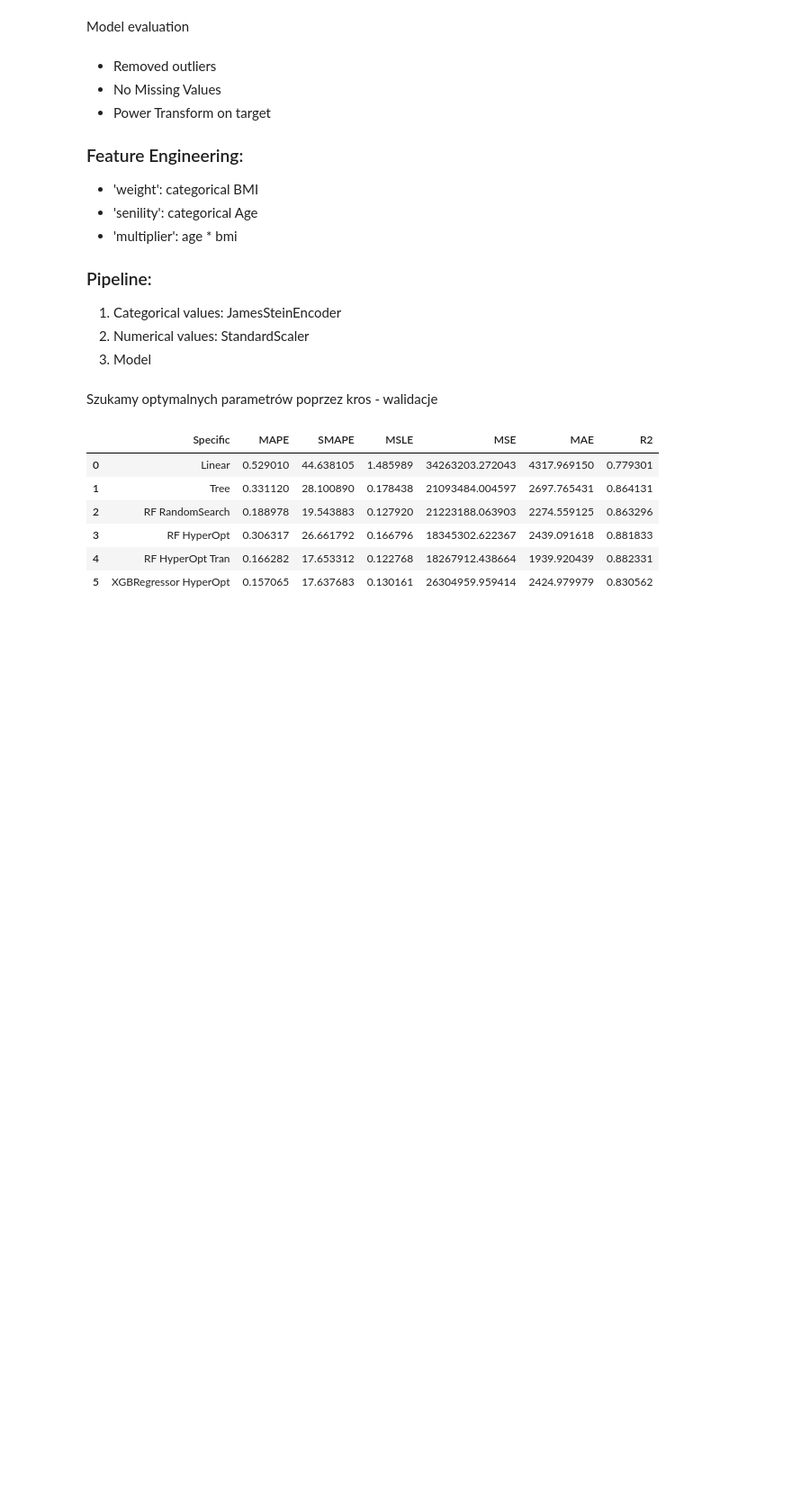
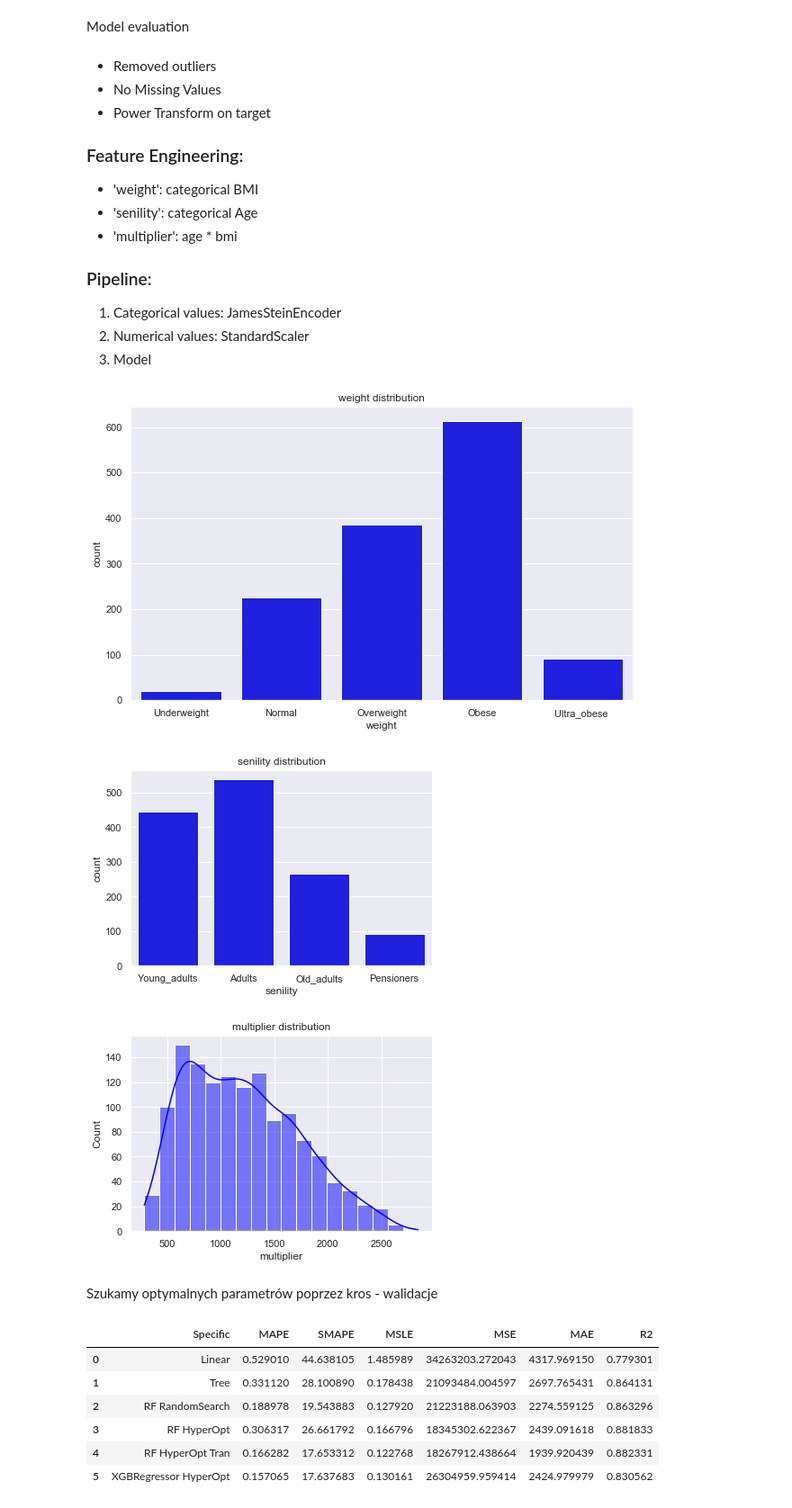
Before and after one commit to infoshareacademy/jdszr9-data_hunters, a Jupyter notebook: 3 MAIN Machine Learning - Medical Cost/Main_nowy.ipynb, the cells around one changed output. Shown at 90% size. Drawn from its saved outputs; the diff is of its cells as text; code cells hidden in the pictures; blank space fills up the shorter version.

Commit message:
reordered, added new plot

```diff
--- a/3 MAIN Machine Learning - Medical Cost/Main_nowy.ipynb
+++ b/3 MAIN Machine Learning - Medical Cost/Main_nowy.ipynb
@@ -215,4 +215,26 @@ Model evaluation
 1. Categorical values: JamesSteinEncoder
 2. Numerical values: StandardScaler
 3. Model
+# %%
+X,y=preprocess(df, scal=False)
+
+plt.style.use('_classic_test_patch')
+columns_to_plot = ['weight', 'senility', 'multiplier']
+
+plt.figure(figsize=(10,6))
+
+for column in columns_to_plot:
+    if X[column].dtype == "object":
+        sns.countplot(x=column, data=X, color='blue')
+    elif (column == "weight" or column == "senility"):
+        sns.countplot(x=column, data=X, color='blue')
+    else:
+        sns.histplot(X[column], kde=True, color='blue')
+    plt.title("{} distribution".format(column))
+    plt.xlabel(column)
+    plt.show()
+# %% [output]
+[figure, added]
+[figure, added]
+[figure, added]
 # %%
```
Also changed, not shown: parts of 1 cell of this notebook.
